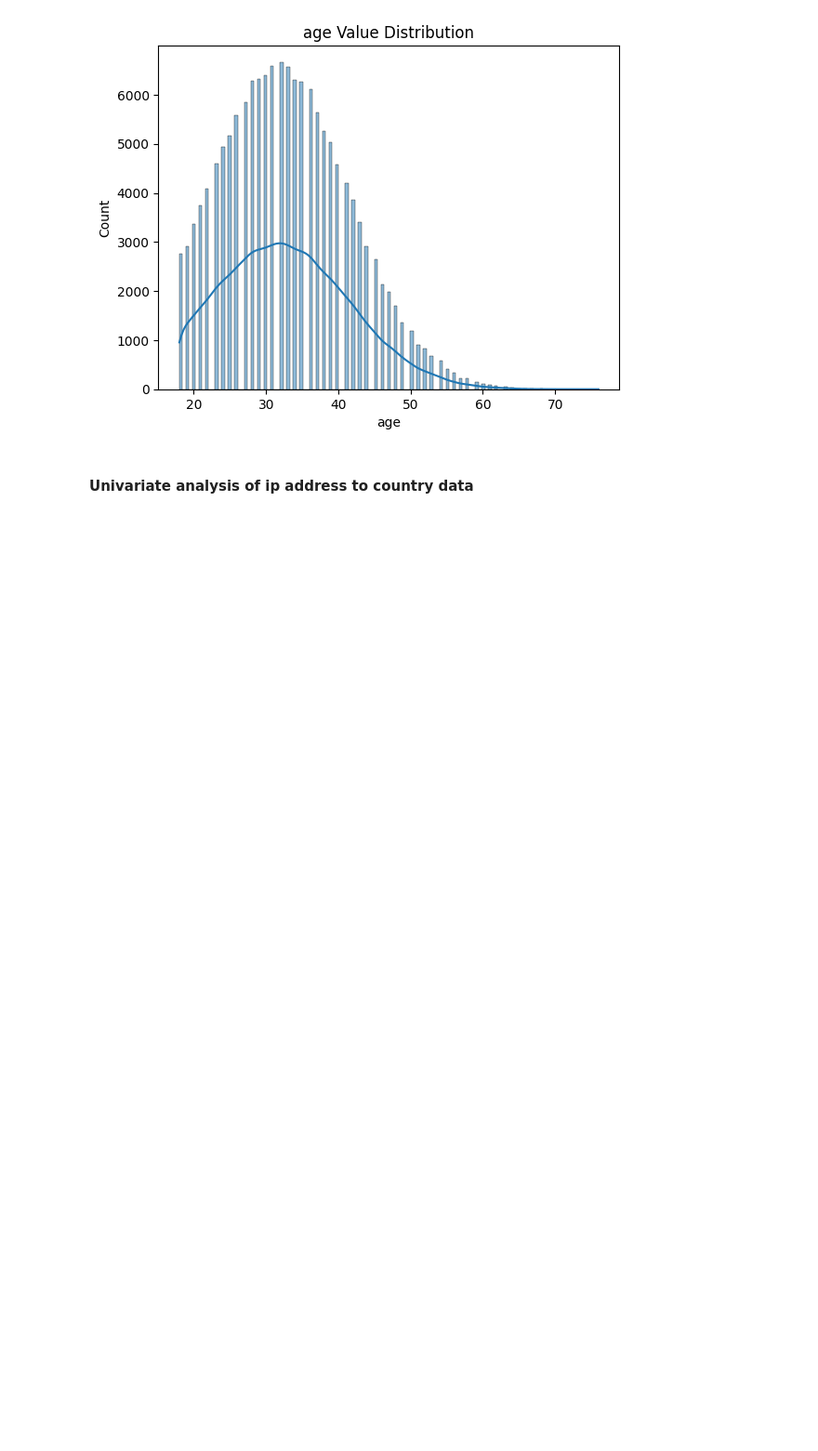
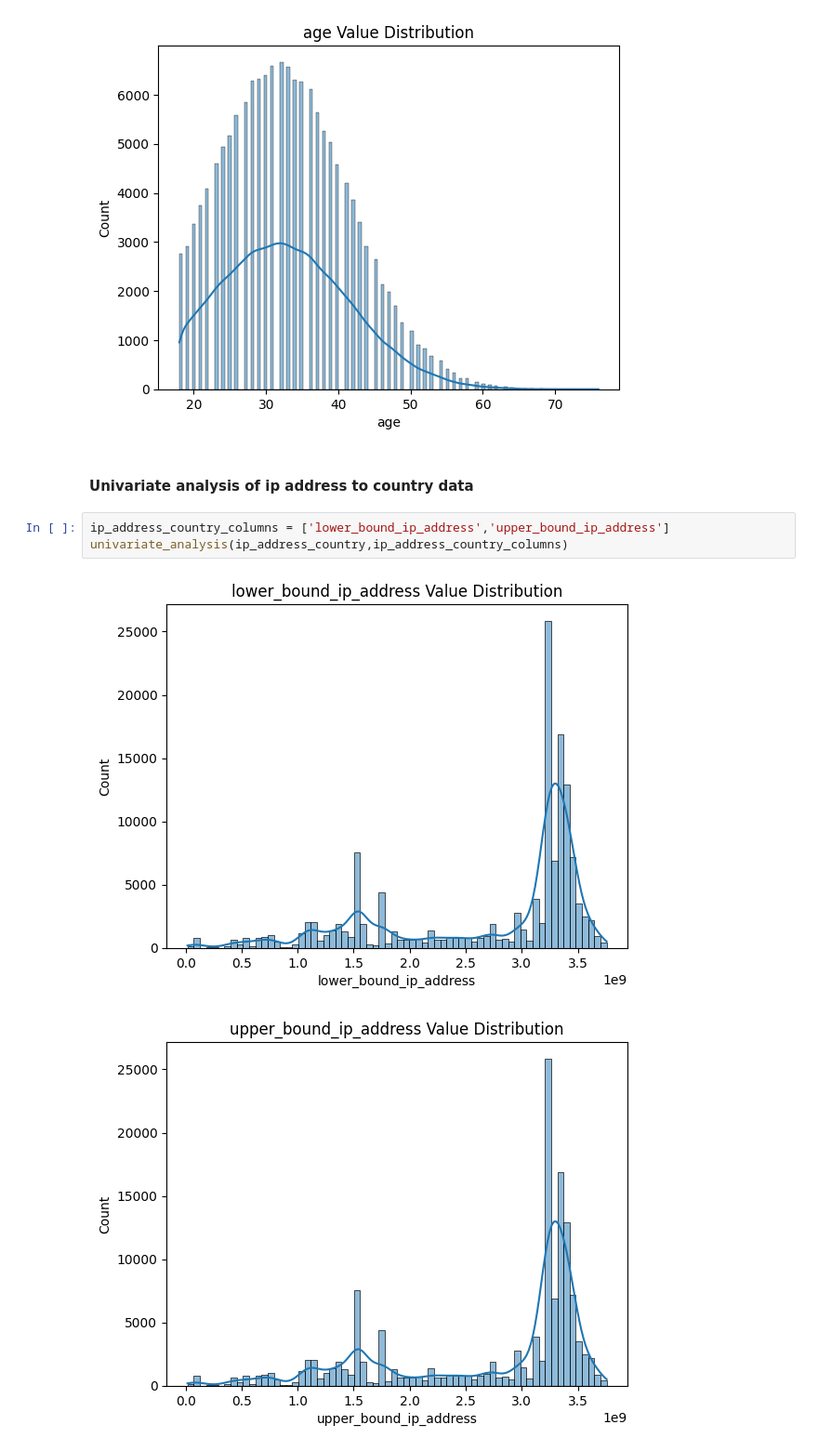
Before and after one commit to Ofgeha-Gelana/FraudDetect-AI, a Jupyter notebook: notebooks/fraud_analysis.ipynb, the cells around one changed output. Shown at 93% size. Drawn from its saved outputs; the diff is of its cells as text; blank space fills up the shorter version.

Commit message:
univariate

```diff
--- a/notebooks/fraud_analysis.ipynb
+++ b/notebooks/fraud_analysis.ipynb
@@ -189,3 +189,9 @@ univariate_analysis(fraud_data,columns_fraud_data)
 [figure]
 # %% [markdown]
 #### Univariate analysis of ip address to country data
+# %%
+ip_address_country_columns = ['lower_bound_ip_address','upper_bound_ip_address']
+univariate_analysis(ip_address_country,ip_address_country_columns)
+# %% [output]
+[figure, added]
+[figure, added]
```
